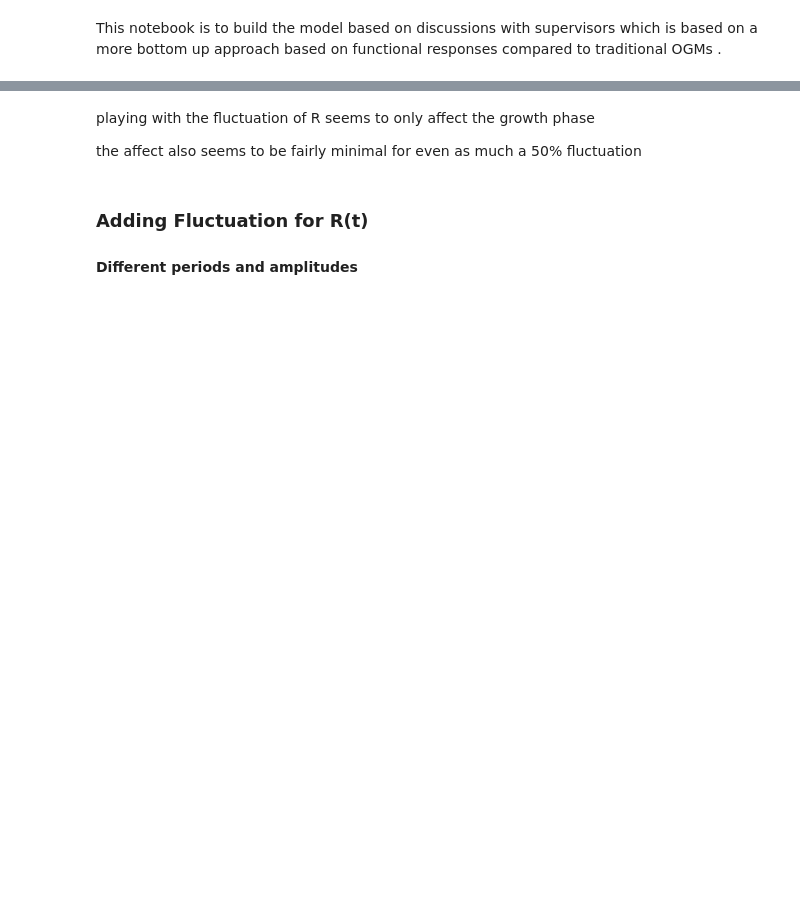
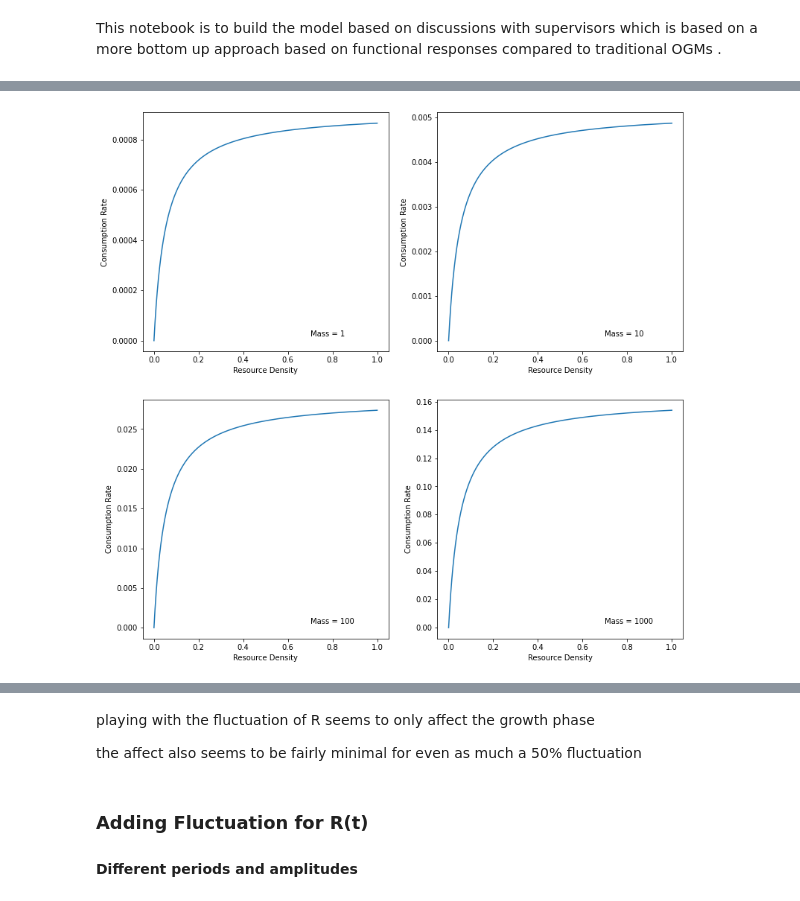
Before and after one commit to Don-Burns/Masters_Project, a Jupyter notebook: code/Supply_Model.ipynb, the cells around one changed output, grey strips where cells are left out. Saved outputs shown, nothing was run; the diff lists cells and outputs as text; code cells hidden in the pictures; blank space fills up the shorter version.

```diff
--- a/code/Supply_Model.ipynb
+++ b/code/Supply_Model.ipynb
@@ -80,0 +86,23 @@ where:
+# %%
+## parameters ##
+res = 10**4 # resolution of the response
+masses = [1, 10, 100, 1000]
+
+
+plt.figure(figsize=(13,13))
+
+for i, m in enumerate(masses, 1):
+    plt.subplot(2,2, i)
+    ResDens = np.linspace(0, 1, res)
+    FR = F.Fun_Resp(m, ResDens, "3D")
+    plt.plot(ResDens, FR)
+    plt.xlabel("Resource Density")
+    plt.ylabel("Consumption Rate")
+    pos = int(res * 0.7)
+    plt.text(ResDens[pos], FR[10], "Mass = " + str(m))
+#     plt.ylim(top = 0.0205)
+
+plt.savefig("../results/FunctionalResponseCheck.pdf")
+plt.show()
+# %% [output]
+[figure, added]
```
Also changed, not shown: parts of 24 cells of this notebook, 1 other file.
